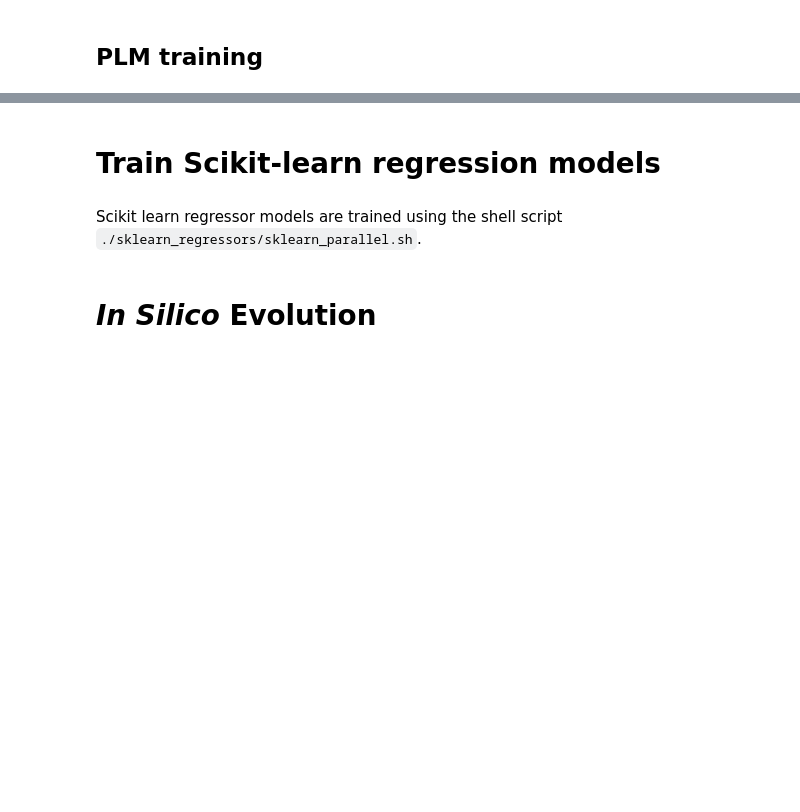
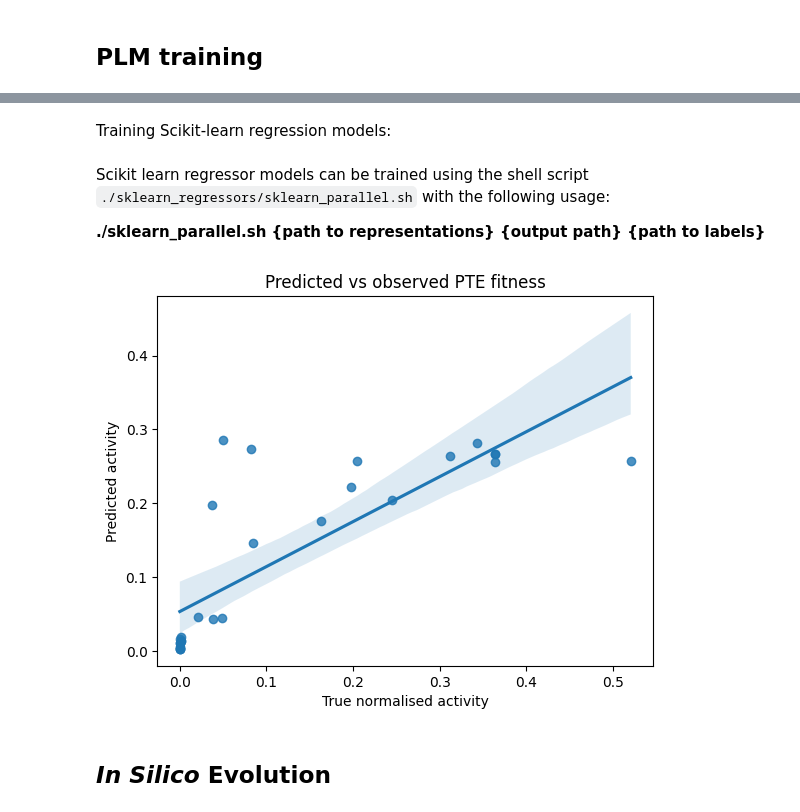
Before and after one commit to RSCJacksonLab/local-ancestral-sequence-embeddings, a Jupyter notebook: demo.ipynb, the cells around one changed output, grey strips where cells are left out. Cells and saved outputs as stored; diff of their text form; code cells hidden in the pictures; blank space fills up the shorter version.

```diff
--- a/demo.ipynb
+++ b/demo.ipynb
@@ -104,6 +144,24 @@ _, rep_arr, _ = encoder_model(reg_seq_arr)
 # %% [markdown]
-# Train Scikit-learn regression models
+Training Scikit-learn regression models:
 # %% [markdown]
-Scikit learn regressor models are trained using the shell script `./sklearn_regressors/sklearn_parallel.sh`.
+Scikit learn regressor models can be trained using the shell script `./sklearn_regressors/sklearn_parallel.sh` with the following usage:
+
+
+**./sklearn_parallel.sh {path to representations} {output path} {path to labels}**
+# %%
+# load best sklearn model - requires manual assessment of model performance
+
+skl_model = pkl.load(open("../output/regression/0/rf/final_model.sav", "rb"))
+
+test_labels = np.load("../output/regression/0/rf/test_actual.npy")
+test_predictions = np.load("../output/regression/0/rf/test_predictions.npy")
+
+sns.regplot(x=test_labels, y=test_predictions)
+plt.title("Predicted vs observed PTE fitness")
+plt.xlabel("True normalised activity")
+plt.ylabel("Predicted activity")
+plt.show()
+# %% [output]
+[figure, added]
 # %% [markdown]
-# *In Silico* Evolution
+## *In Silico* Evolution
```
Also changed, not shown: parts of 15 cells of this notebook, 8 other files.
